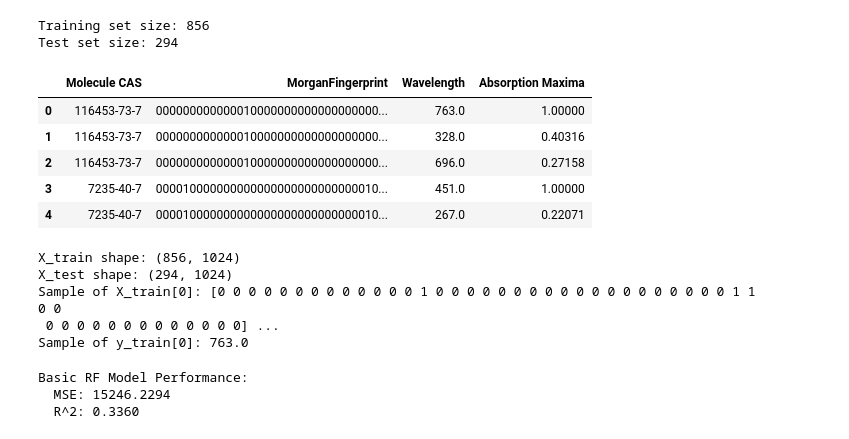
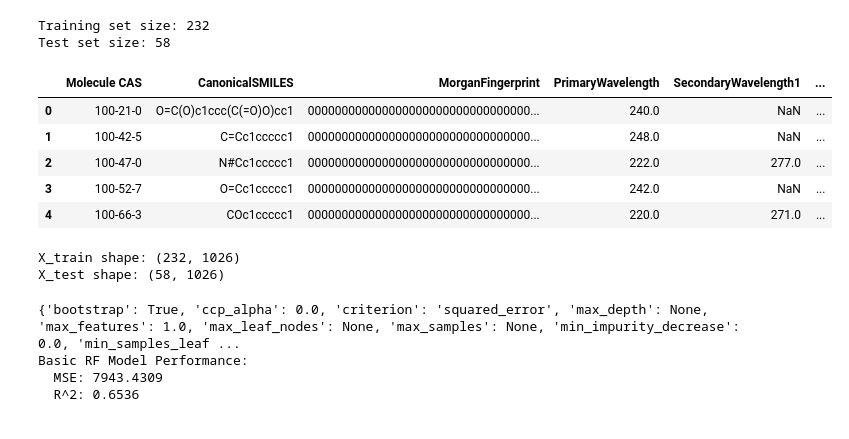
Before and after one commit to madahian/abs_spectra, a Jupyter notebook: src/train_rf_model.ipynb, the cells around one changed output. Cells and saved outputs as stored; diff of their text form; code cells hidden in the pictures.

```diff
--- a/src/train_rf_model.ipynb
+++ b/src/train_rf_model.ipynb
@@ -12,54 +13,54 @@ import seaborn as sns
 # %%
 # ======================================
 # 2. Load Training and Test Datasets
 # ======================================
 
-train_df = pd.read_csv("./data/training_data.csv")
-test_df = pd.read_csv("./data/test_data.csv")
+train_df = pd.read_csv("../data/training_data.csv")
+test_df = pd.read_csv("../data/test_data.csv")
 
 print("Training set size:", len(train_df))
 print("Test set size:", len(test_df))
 
 train_df.head()
 # %% [output]
-Training set size: 856
-Test set size: 294
+Training set size: 232
+Test set size: 58
-|  | Molecule CAS | MorganFingerprint | Wavelength | Absorption Maxima |
-| 0 | 116453-73-7 | 000000000000010000000000000000000... | 763.0 | 1.00000 |
-| 1 | 116453-73-7 | 000000000000010000000000000000000... | 328.0 | 0.40316 |
-| 2 | 116453-73-7 | 000000000000010000000000000000000... | 696.0 | 0.27158 |
-| 3 | 7235-40-7 | 000010000000000000000000000000010... | 451.0 | 1.00000 |
-| 4 | 7235-40-7 | 000010000000000000000000000000010... | 267.0 | 0.22071 |
+|  | Molecule CAS | CanonicalSMILES | MorganFingerprint | PrimaryWavelength | SecondaryWavelength1 | ... |
+| 0 | 100-21-0 | O=C(O)c1ccc(C(=O)O)cc1 | 000000000000000000000000000000000... | 240.0 | NaN | ... |
+| 1 | 100-42-5 | C=Cc1ccccc1 | 000000000000000000000000000000000... | 248.0 | NaN | ... |
+| 2 | 100-47-0 | N#Cc1ccccc1 | 000000000000000000000000000000000... | 222.0 | 277.0 | ... |
+| 3 | 100-52-7 | O=Cc1ccccc1 | 000000000000000000000000000000000... | 242.0 | NaN | ... |
+| 4 | 100-66-3 | COc1ccccc1 | 000000000000000000000000000000000... | 220.0 | 271.0 | ... |
 # %%
 # ================================================================
 # 3. Convert Morgan Fingerprint (Bitstring) to Numeric Array
 # ================================================================
-
 def bitstring_to_array(bitstring):
     return np.array([int(bit) for bit in bitstring])
 
 
-# Convert train fingerprints
+# Convert train/test fingerprints
 X_train = np.vstack(train_df["MorganFingerprint"].apply(bitstring_to_array).values)
+X_test = np.vstack(test_df["MorganFingerprint"].apply(bitstring_to_array).values)
 
-# Convert test fingerprints
-X_test = np.vstack(test_df["MorganFingerprint"].apply(bitstring_to_array).values)
+# Add missing peak flags as features
+for df in [train_df, test_df]:
+    df["Has_Secondary1"] = df["SecondaryWavelength1"].notna().astype(int)
+    df["Has_Secondary2"] = df["SecondaryWavelength2"].notna().astype(int)
+
+# Combine fingerprint with secondary peak flags
+X_train = np.hstack([X_train, train_df[["Has_Secondary1", "Has_Secondary2"]].values])
+X_test = np.hstack([X_test, test_df[["Has_Secondary1", "Has_Secondary2"]].values])
+
+# Set target to PRIMARY wavelength
+y_train = train_df["PrimaryWavelength"].values
+y_test = test_df["PrimaryWavelength"].values
 
 print("X_train shape:", X_train.shape)
 print("X_test shape:", X_test.shape)
-
-# Assume the target is Wavelength.
-y_train = train_df["Wavelength"].values
-y_test = test_df["Wavelength"].values
-
-print("Sample of X_train[0]:", X_train[0][:50], "...")
-print("Sample of y_train[0]:", y_train[0])
 # %% [output]
-X_train shape: (856, 1024)
-X_test shape: (294, 1024)
-Sample of X_train[0]: [0 0 0 0 0 0 0 0 0 0 0 0 0 1 0 0 0 0 0 0 0 0 0 0 0 0 0 0 0 0 0 0 0 1 1 0 0
- 0 0 0 0 0 0 0 0 0 0 0 0 0] ...
-Sample of y_train[0]: 763.0
+X_train shape: (232, 1026)
+X_test shape: (58, 1026)
 # %%
 # =====================================
 # 4. Train a Basic Random Forest Model
@@ -68,6 +69,8 @@ Sample of y_train[0]: 763.0
 # Start with a default RandomForestRegressor to see how it performs.
 basic_rf = RandomForestRegressor(random_state=42)
 basic_rf.fit(X_train, y_train)
+
+print(basic_rf.get_params())
 
 # Predictions
 y_pred_basic = basic_rf.predict(X_test)
@@ -80,9 +83,10 @@ print("Basic RF Model Performance:")
 print(f"  MSE: {mse_basic:.4f}")
 print(f"  R^2: {r2_basic:.4f}")
 # %% [output]
+{'bootstrap': True, 'ccp_alpha': 0.0, 'criterion': 'squared_error', 'max_depth': None, 'max_features': 1.0, 'max_leaf_nodes': None, 'max_samples': None, 'min_impurity_decrease': 0.0, 'min_samples_leaf ...
 Basic RF Model Performance:
-  MSE: 15246.2294
-  R^2: 0.3360
+  MSE: 7943.4309
+  R^2: 0.6536
 # %%
 # =======================================
 # 5. Hyperparameter Tuning via GridSearch
```
Also changed, not shown: parts of 4 cells of this notebook.
